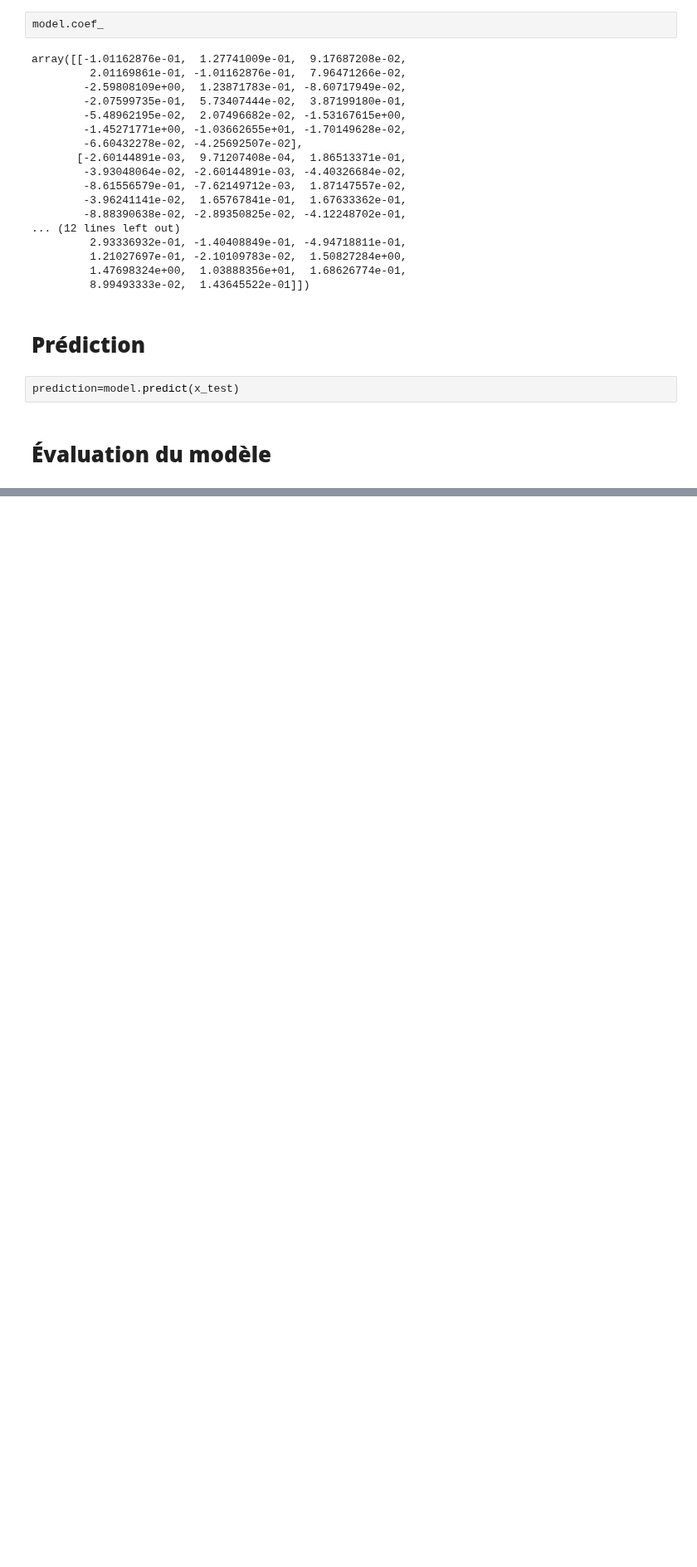
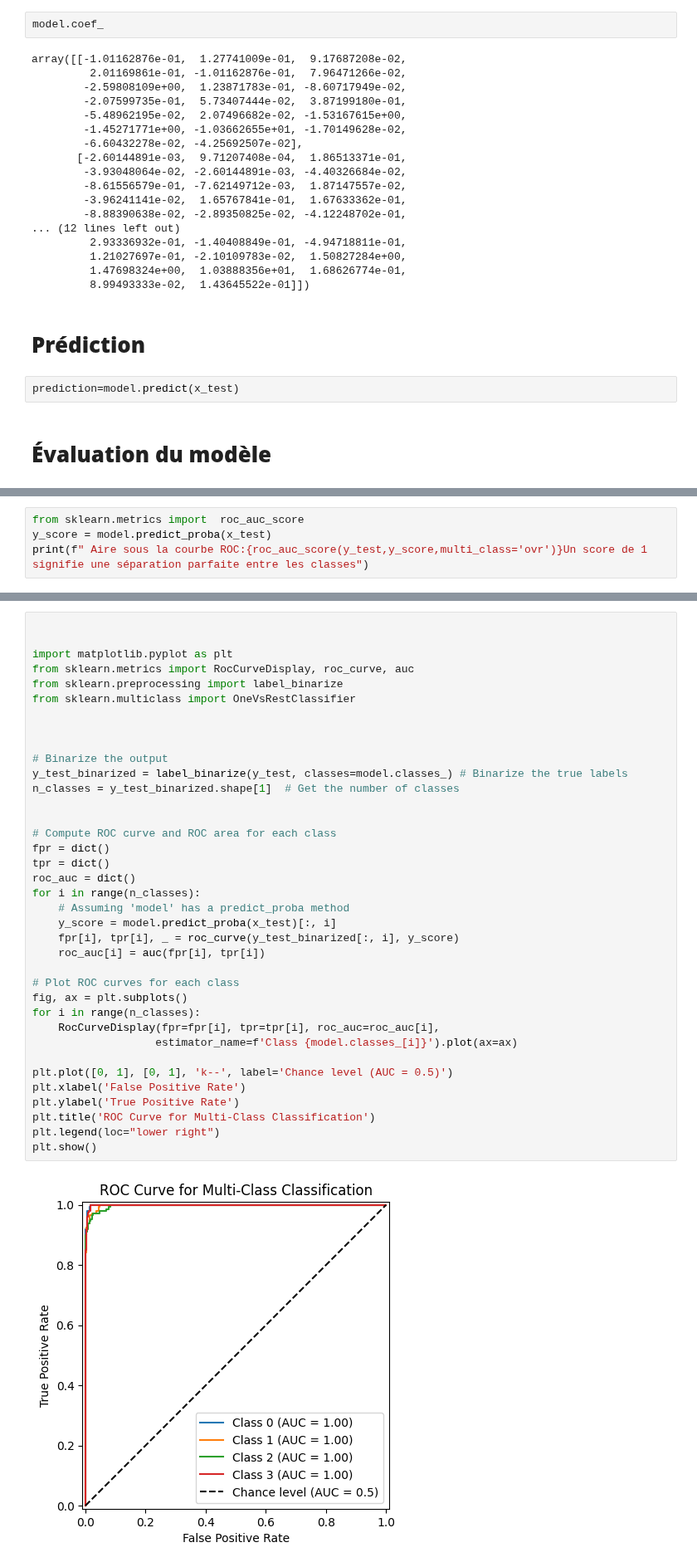
Before and after one commit to bigirimanainnocent12/Apprentissage_automatique, a Jupyter notebook: Regression_logistique.ipynb, the cells around one changed output, grey strips where cells are left out. Shown at 83% size. Cells and saved outputs as stored; diff of their text form; blank space fills up the shorter version.

```diff
--- a/Regression_logistique.ipynb
+++ b/Regression_logistique.ipynb
@@ -222,0 +242,4 @@ memory usage: 328.2 KB
+# %%
+from sklearn.metrics import  roc_auc_score
+y_score = model.predict_proba(x_test)
+print(f" Aire sous la courbe ROC:{roc_auc_score(y_test,y_score,multi_class='ovr')}Un score de 1 signifie une séparation parfaite entre les classes")
@@ -222,0 +256,39 @@ memory usage: 328.2 KB
+# %%
+
+
+import matplotlib.pyplot as plt
+from sklearn.metrics import RocCurveDisplay, roc_curve, auc
+from sklearn.preprocessing import label_binarize
+from sklearn.multiclass import OneVsRestClassifier
+
+
+
+# Binarize the output
+y_test_binarized = label_binarize(y_test, classes=model.classes_) # Binarize the true labels
+n_classes = y_test_binarized.shape[1]  # Get the number of classes
+
+
+# Compute ROC curve and ROC area for each class
+fpr = dict()
+tpr = dict()
+roc_auc = dict()
+for i in range(n_classes):
+    # Assuming 'model' has a predict_proba method
+    y_score = model.predict_proba(x_test)[:, i]
+    fpr[i], tpr[i], _ = roc_curve(y_test_binarized[:, i], y_score)
+    roc_auc[i] = auc(fpr[i], tpr[i])
+
+# Plot ROC curves for each class
+fig, ax = plt.subplots()
+for i in range(n_classes):
+    RocCurveDisplay(fpr=fpr[i], tpr=tpr[i], roc_auc=roc_auc[i],
+                   estimator_name=f'Class {model.classes_[i]}').plot(ax=ax)
+
+plt.plot([0, 1], [0, 1], 'k--', label='Chance level (AUC = 0.5)')
+plt.xlabel('False Positive Rate')
+plt.ylabel('True Positive Rate')
+plt.title('ROC Curve for Multi-Class Classification')
+plt.legend(loc="lower right")
+plt.show()
+# %% [output]
+[figure, added]
```
Also changed, not shown: parts of 16 cells of this notebook.
